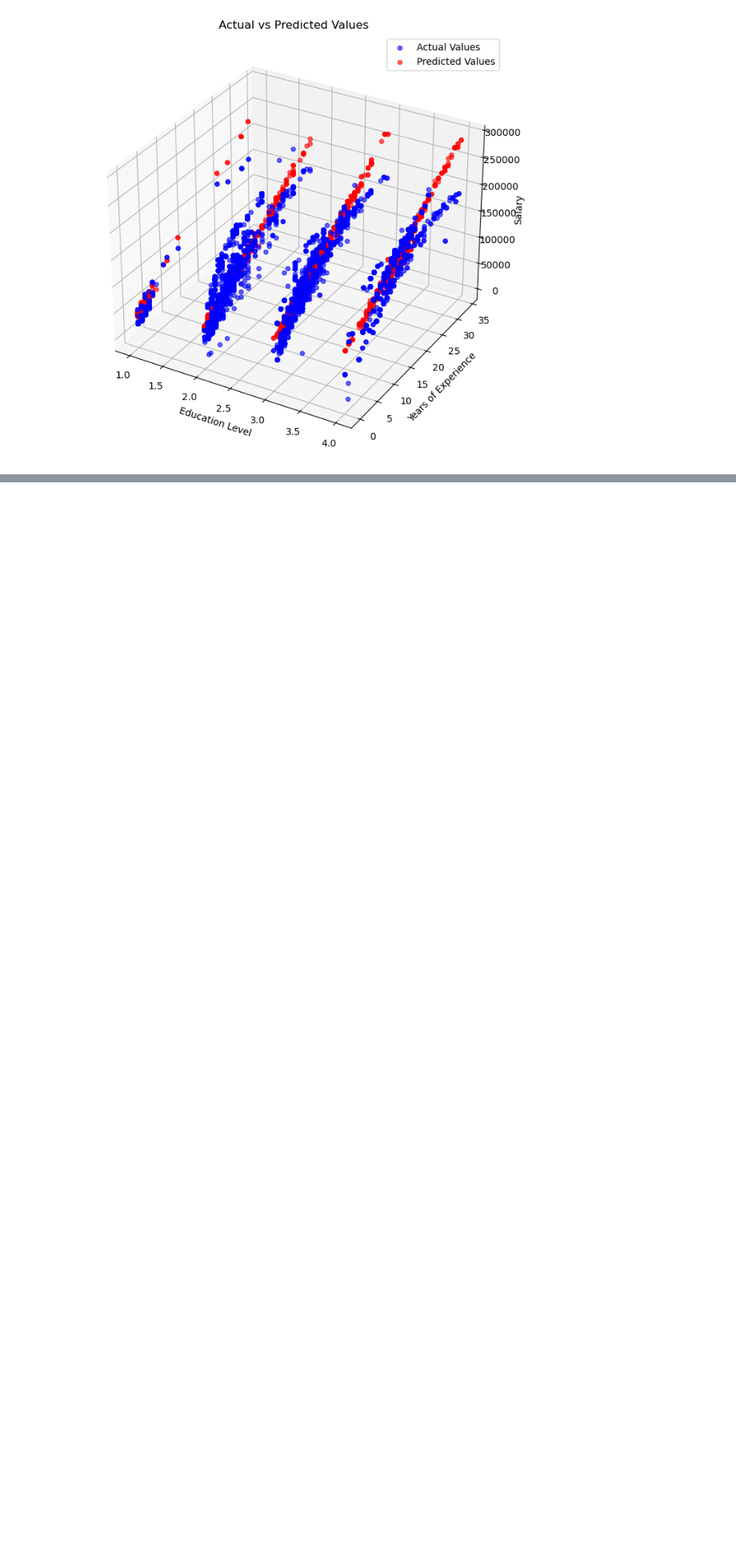
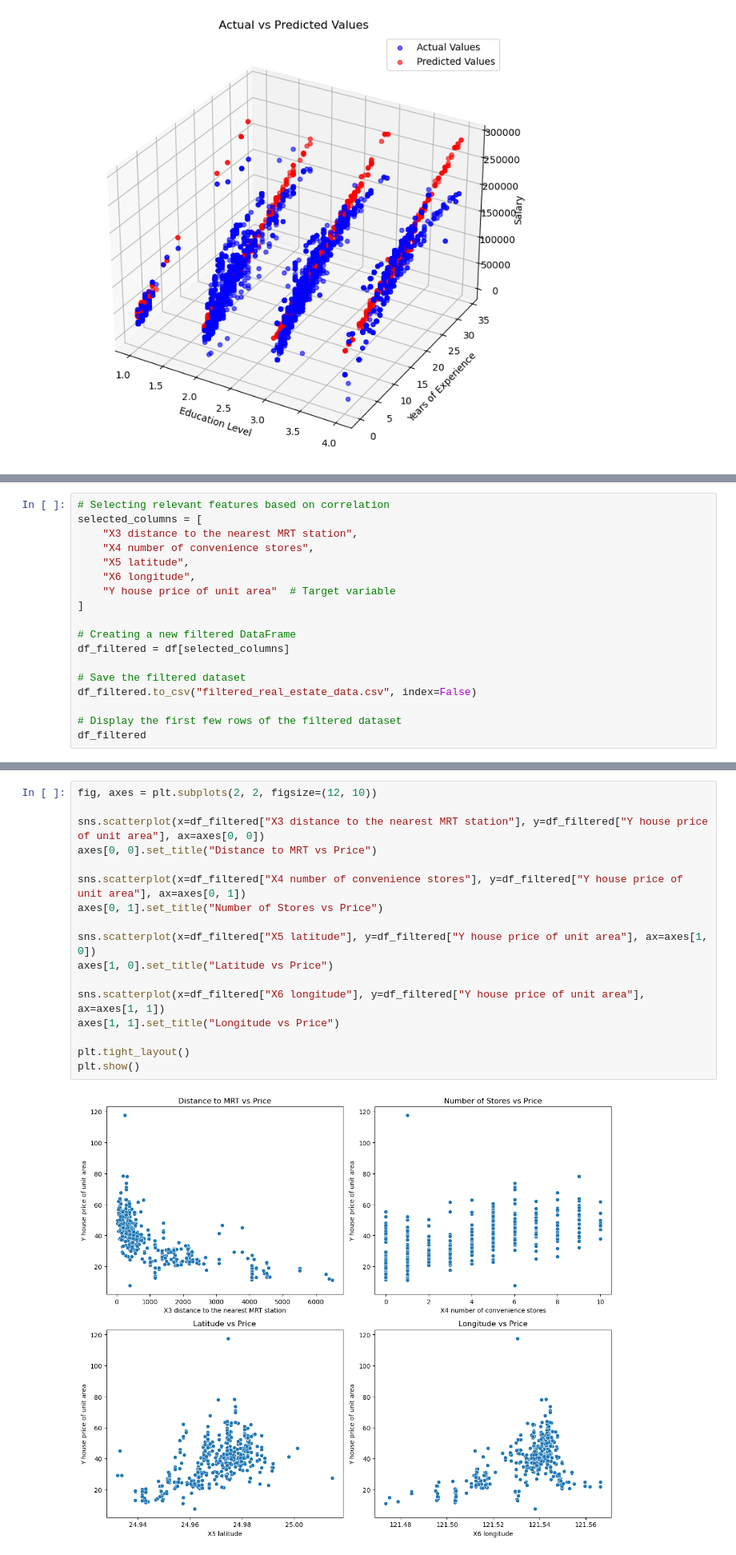
Before and after one commit to yash750/MachineLearning, a Jupyter notebook: Implementation.ipynb, the cells around one changed output, grey strips where cells are left out. Shown at 80% size. Cells and saved outputs as stored; diff of their text form; blank space fills up the shorter version.

```diff
--- a/Implementation.ipynb
+++ b/Implementation.ipynb
@@ -195,0 +231,18 @@ plt.show()
+# %%
+# Selecting relevant features based on correlation
+selected_columns = [
+    "X3 distance to the nearest MRT station",
+    "X4 number of convenience stores",
+    "X5 latitude",
+    "X6 longitude",
+    "Y house price of unit area"  # Target variable
+]
+
+# Creating a new filtered DataFrame
+df_filtered = df[selected_columns]
+
+# Save the filtered dataset
+df_filtered.to_csv("filtered_real_estate_data.csv", index=False)
+
+# Display the first few rows of the filtered dataset
+df_filtered
@@ -195,0 +263,19 @@ plt.show()
+# %%
+fig, axes = plt.subplots(2, 2, figsize=(12, 10))
+
+sns.scatterplot(x=df_filtered["X3 distance to the nearest MRT station"], y=df_filtered["Y house price of unit area"], ax=axes[0, 0])
+axes[0, 0].set_title("Distance to MRT vs Price")
+
+sns.scatterplot(x=df_filtered["X4 number of convenience stores"], y=df_filtered["Y house price of unit area"], ax=axes[0, 1])
+axes[0, 1].set_title("Number of Stores vs Price")
+
+sns.scatterplot(x=df_filtered["X5 latitude"], y=df_filtered["Y house price of unit area"], ax=axes[1, 0])
+axes[1, 0].set_title("Latitude vs Price")
+
+sns.scatterplot(x=df_filtered["X6 longitude"], y=df_filtered["Y house price of unit area"], ax=axes[1, 1])
+axes[1, 1].set_title("Longitude vs Price")
+
+plt.tight_layout()
+plt.show()
+# %% [output]
+[figure, added]
```
Also changed, not shown: parts of 14 cells of this notebook, 4 other files.
